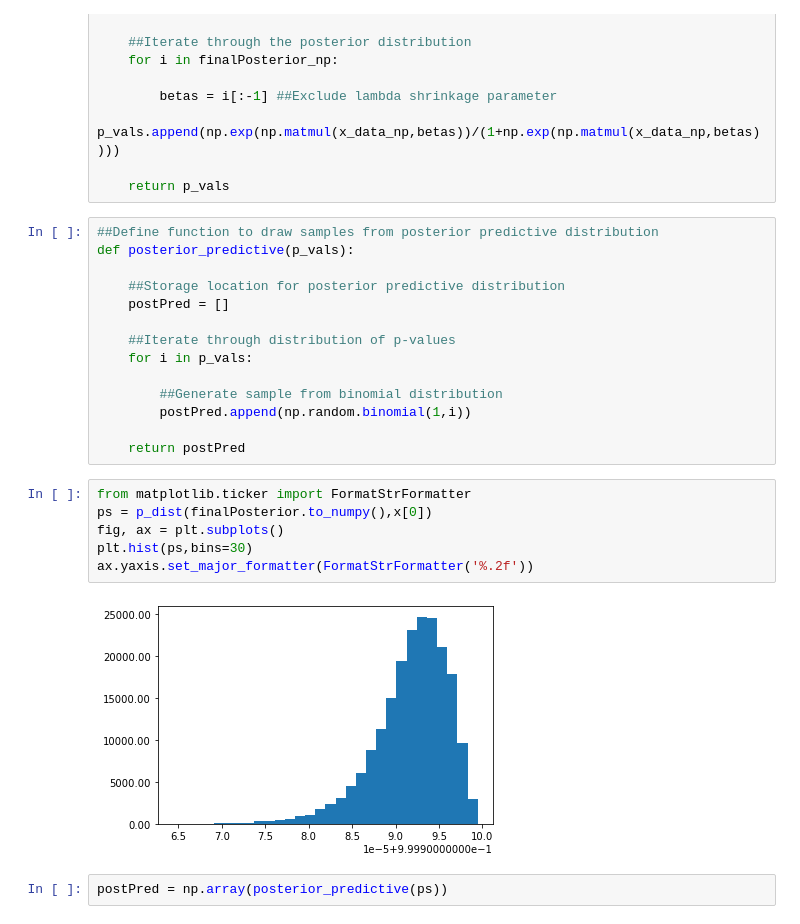
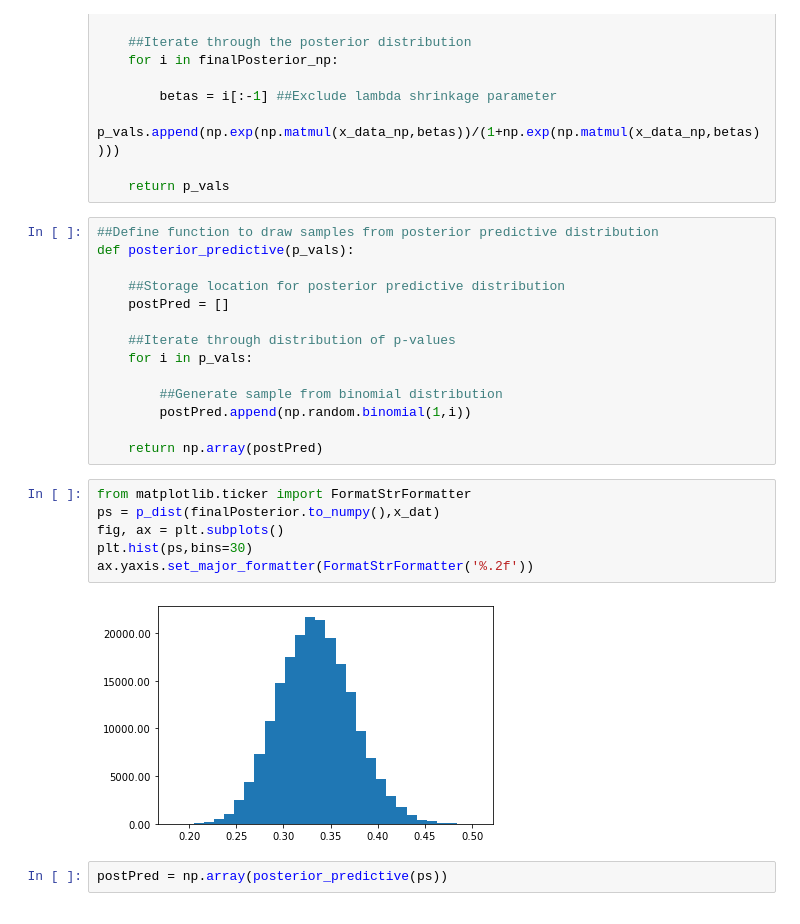
Before and after one commit to btcain4/Bayesian_College_Football, a Jupyter notebook: Bayesian_Modeling/Model_Analysis.ipynb, the cells around one changed output. Saved outputs shown, nothing was run; the diff lists cells and outputs as text.

```diff
--- a/Bayesian_Modeling/Model_Analysis.ipynb
+++ b/Bayesian_Modeling/Model_Analysis.ipynb
@@ -434,15 +434,15 @@ def posterior_predictive(p_vals):
         ##Generate sample from binomial distribution
         postPred.append(np.random.binomial(1,i))
 
-    return postPred
+    return np.array(postPred)
 # %%
 from matplotlib.ticker import FormatStrFormatter
-ps = p_dist(finalPosterior.to_numpy(),x[0])
+ps = p_dist(finalPosterior.to_numpy(),x_dat)
 fig, ax = plt.subplots()
 plt.hist(ps,bins=30)
 ax.yaxis.set_major_formatter(FormatStrFormatter('%.2f'))
 # %% [output]
-[figure, old version]
+[figure, new version]
 # %%
 postPred = np.array(posterior_predictive(ps))
 # %%
```
Also changed, not shown: parts of 8 cells of this notebook.
